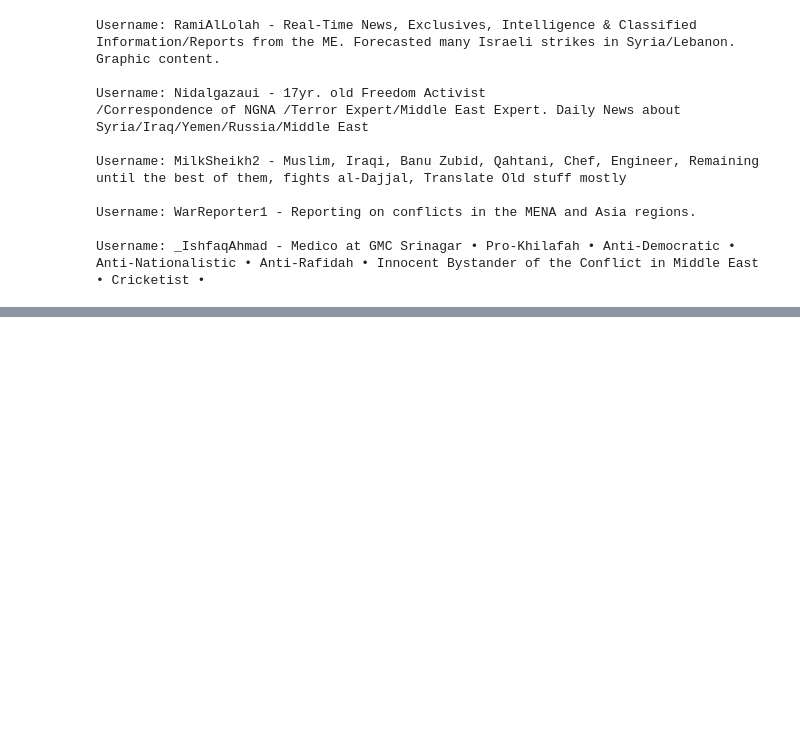
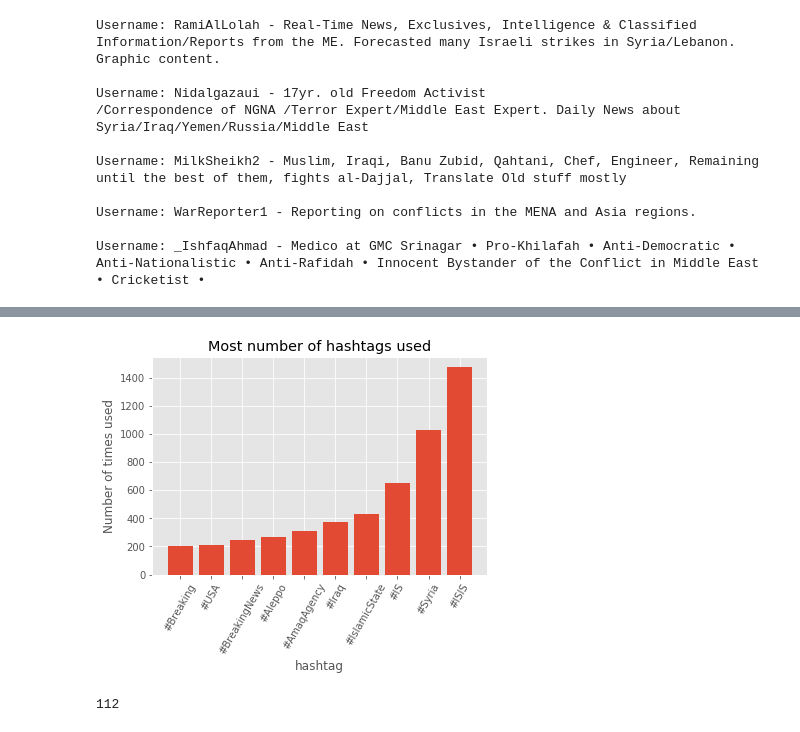
Before and after one commit to nathansimon/DataminingProject, a Jupyter notebook: tweets1/FINAL.ipynb, the cells around one changed output, grey strips where cells are left out. Saved outputs shown, nothing was run; the diff lists cells and outputs as text; code cells hidden in the pictures; blank space fills up the shorter version.

```diff
--- a/tweets1/FINAL.ipynb
+++ b/tweets1/FINAL.ipynb
@@ -178,0 +241,29 @@ plt.show()
+# %%
+MyColumns = ['hashtag','cnt']
+hashtagcount = pd.DataFrame(columns=MyColumns)
+
+for index, row in dataset.iterrows():
+    if "#" in row['tweets']:
+        words = row['tweets'].split()
+        for word in words:
+            if word[0] == '#':
+                hashtagcount.loc[len(hashtagcount)] = [word, 1]  # adding a row
+
+hashtags = hashtagcount.groupby(['hashtag']).count().reset_index()
+hashtags = hashtags.sort_values(by='cnt').tail(10)
+
+x = hashtags['hashtag']
+y = hashtags['cnt']
+plt.xlabel('hashtag')
+plt.ylabel('Number of times used')
+plt.title('Most number of hashtags used')
+plt.xticks(range(10), x, rotation=60)
+plt.bar(range(10), y, label='Most hashtags used')
+plt.show()
+# %% [output]
+[figure, added]
+# %%
+unique_tweeterites = dataset.groupby('username')
+print(len(unique_tweeterites))
+# %% [output]
+112
```
Also changed, not shown: parts of 17 cells of this notebook.
